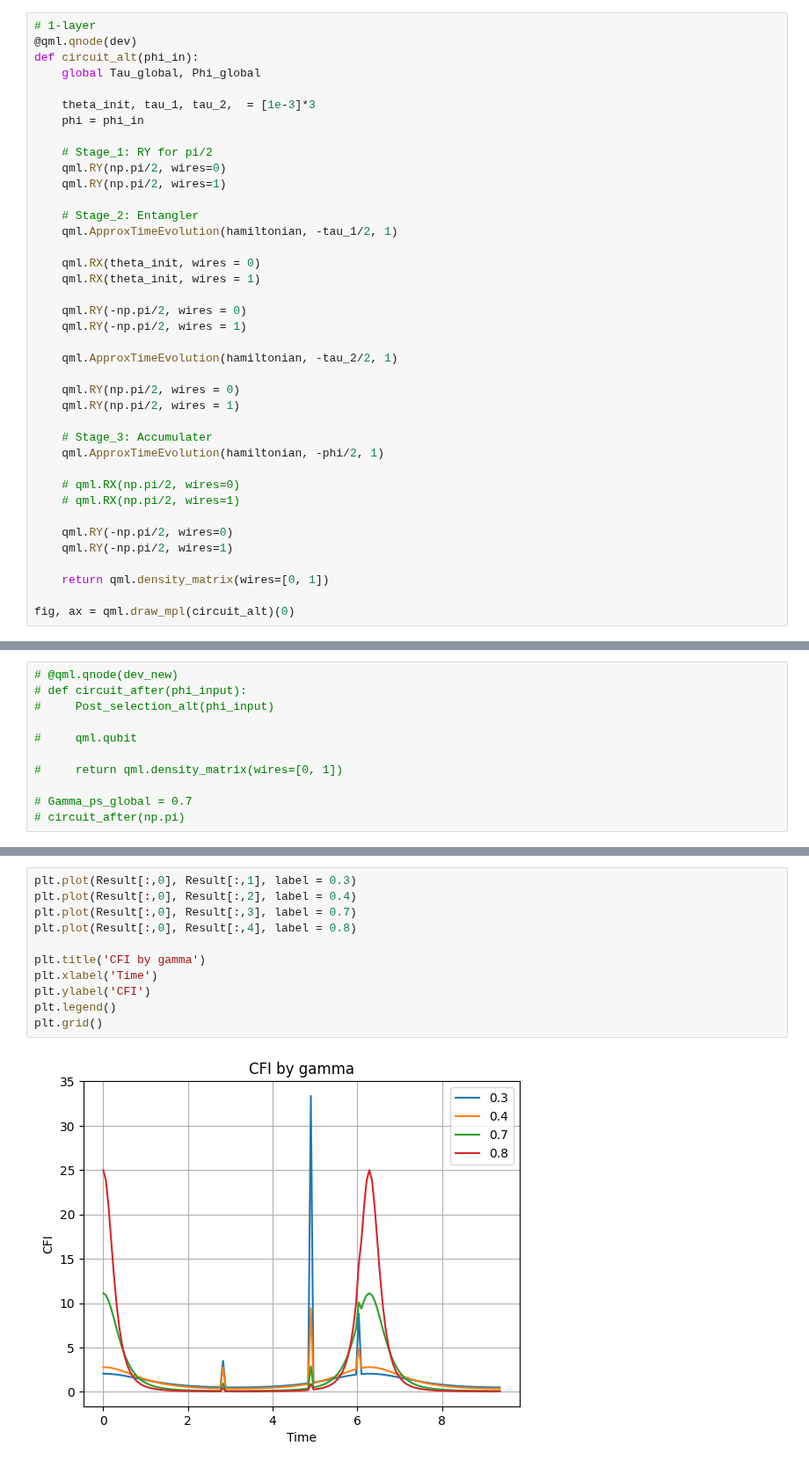
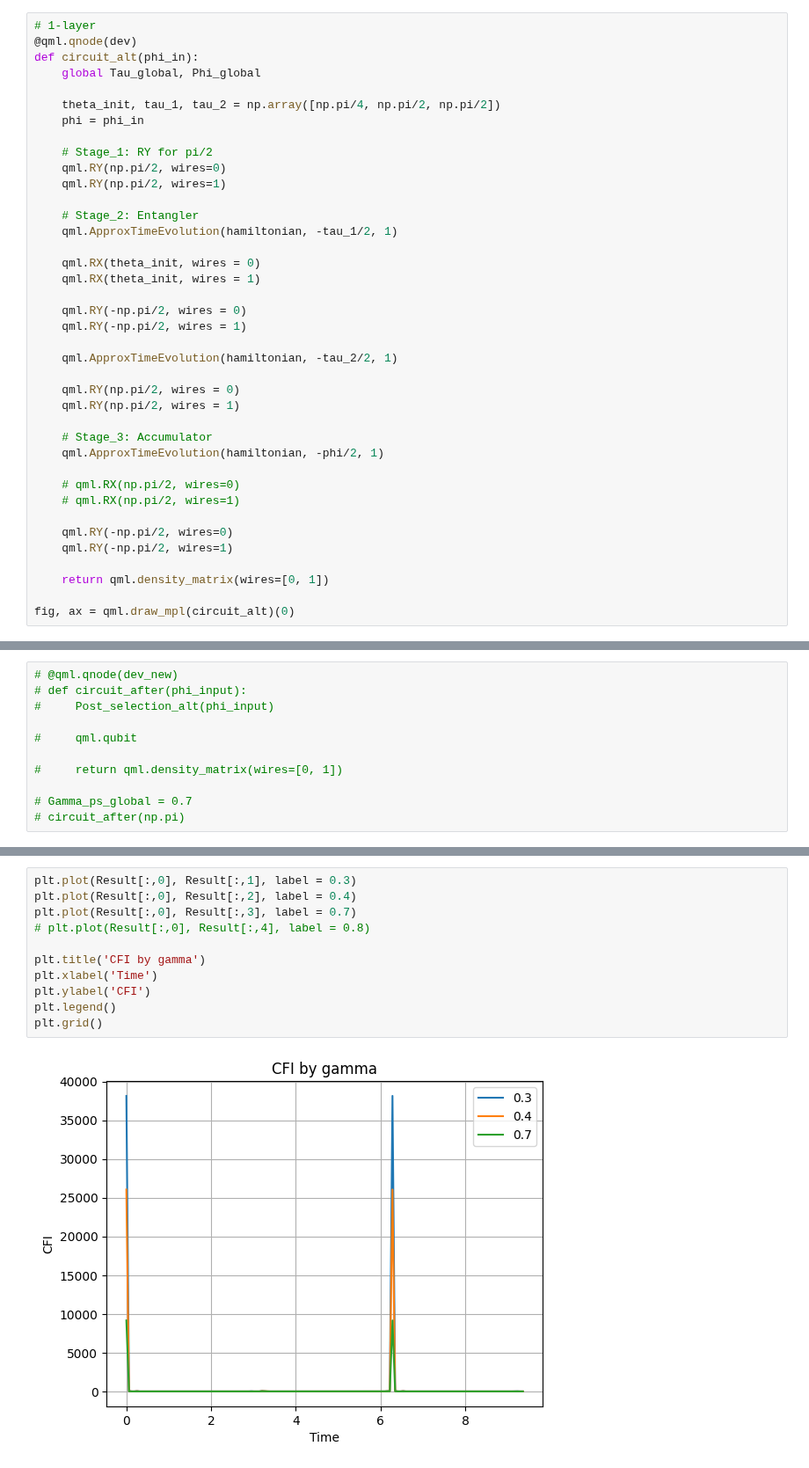
Before and after one commit to iridescent0923/Quantum_Optimization, a Jupyter notebook: Post-selection_[2-qubit].ipynb, the cells around one changed output, grey strips where cells are left out. Shown at 88% size. Saved outputs shown, nothing was run; the diff lists cells and outputs as text.

```diff
--- a/Post-selection_[2-qubit].ipynb
+++ b/Post-selection_[2-qubit].ipynb
@@ -29,7 +29,7 @@ Gamma_ps_global = 0
 def circuit_alt(phi_in):
     global Tau_global, Phi_global
 
-    theta_init, tau_1, tau_2,  = [1e-3]*3
+    theta_init, tau_1, tau_2 = np.array([np.pi/4, np.pi/2, np.pi/2])
     phi = phi_in
 
     # Stage_1: RY for pi/2
@@ -50,7 +50,7 @@ def circuit_alt(phi_in):
     qml.RY(np.pi/2, wires = 0)
     qml.RY(np.pi/2, wires = 1)
 
-    # Stage_3: Accumulater
+    # Stage_3: Accumulator
     qml.ApproxTimeEvolution(hamiltonian, -phi/2, 1)
 
     # qml.RX(np.pi/2, wires=0)
@@ -176,16 +167,16 @@ print(Result)
 # %%
 plt.plot(Result[:,0], Result[:,1], label = 0.3)
 plt.plot(Result[:,0], Result[:,2], label = 0.4)
 plt.plot(Result[:,0], Result[:,3], label = 0.7)
-plt.plot(Result[:,0], Result[:,4], label = 0.8)
+# plt.plot(Result[:,0], Result[:,4], label = 0.8)
 
 plt.title('CFI by gamma')
 plt.xlabel('Time')
 plt.ylabel('CFI')
 plt.legend()
 plt.grid()
 # %% [output]
-[figure, old version]
+[figure, new version]
 # %%
 import random
 
```
Also changed, not shown: parts of 8 cells of this notebook, 8 other files.
